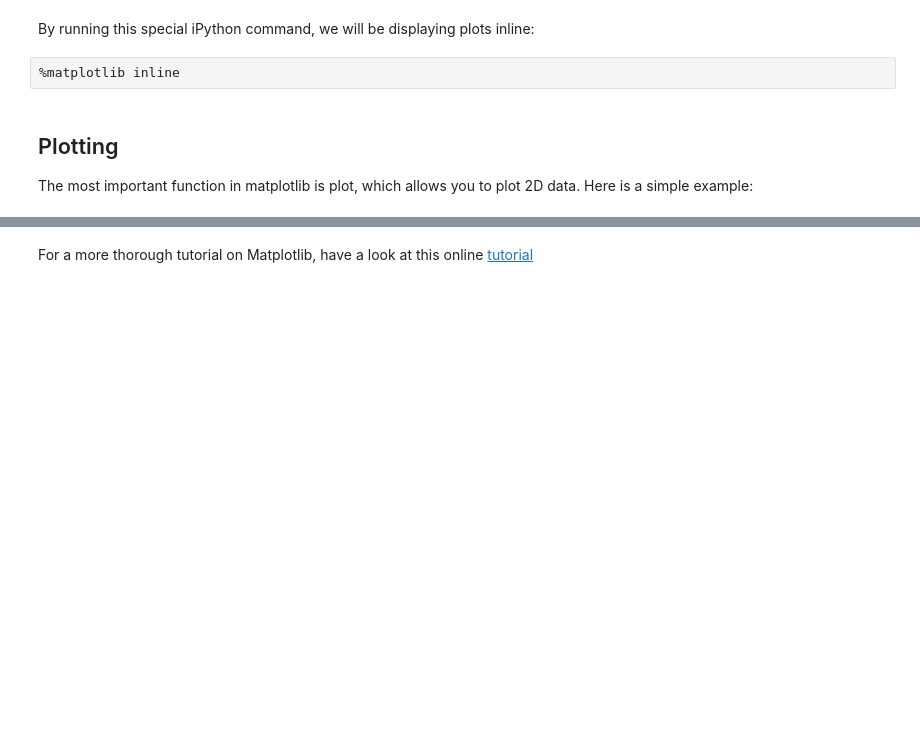
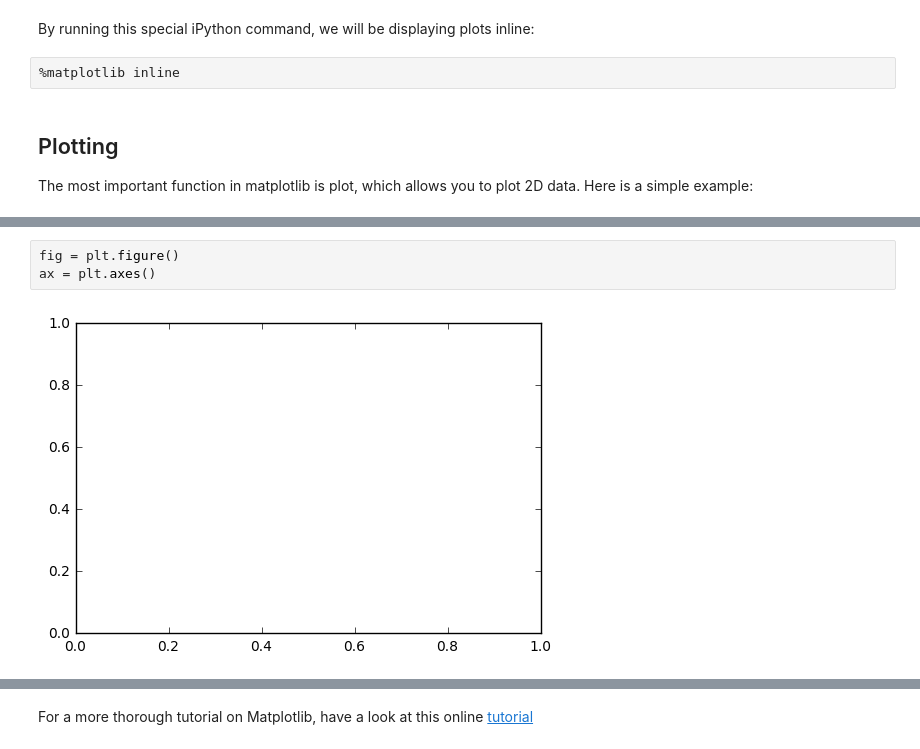
Before and after one commit to lessju/PHY1135, a Jupyter notebook: matplotlib.ipynb, the cells around one changed output, grey strips where cells are left out. Saved outputs shown, nothing was run; the diff lists cells and outputs as text; blank space fills up the shorter version.

```diff
--- a/matplotlib.ipynb
+++ b/matplotlib.ipynb
@@ -69,0 +33,5 @@ plt.show()
+# %%
+fig = plt.figure()
+ax = plt.axes()
+# %% [output]
+[figure, added]
```
Also changed, not shown: parts of 83 cells of this notebook, 3 other files.
